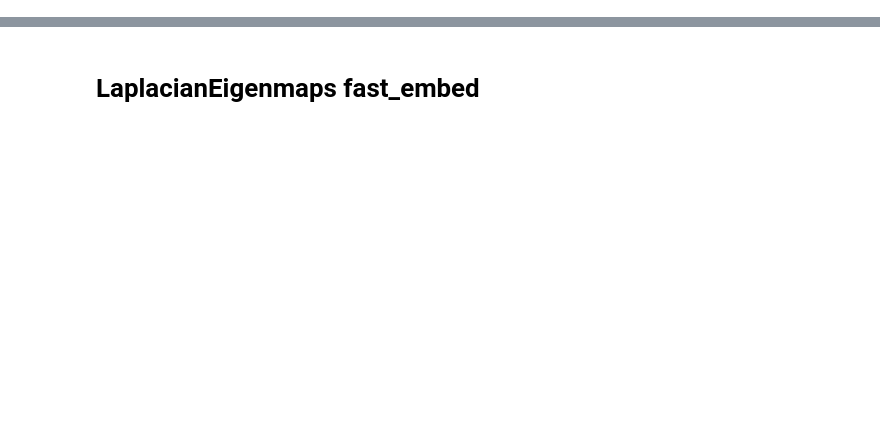
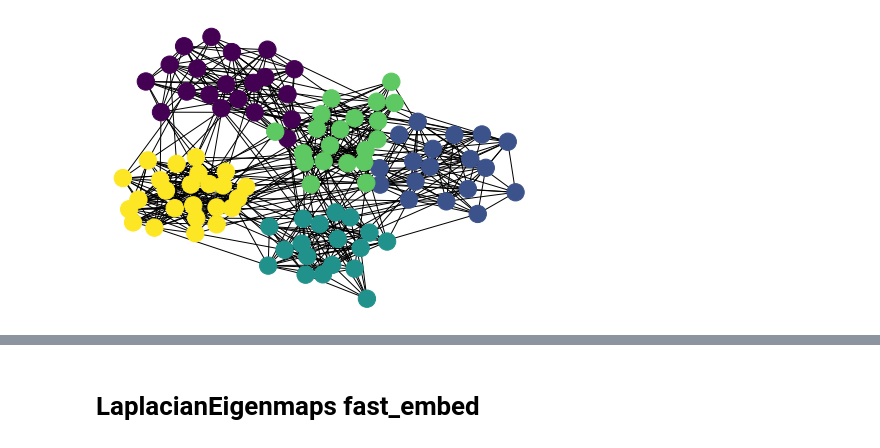
Before and after one commit to lukaszbrzozowski/ReLeGy, a Jupyter notebook: Analysis/SyntheticGraphsAnalysis.ipynb, the cells around one changed output, grey strips where cells are left out. Cells and saved outputs as stored; diff of their text form; code cells hidden in the pictures; blank space fills up the shorter version.

```diff
--- a/Analysis/SyntheticGraphsAnalysis.ipynb
+++ b/Analysis/SyntheticGraphsAnalysis.ipynb
@@ -37,3 +37,8 @@ def generate_clusters_graph(n, k, p):
     new_edges = np.random.choice(arr, size=new_edges_size.astype(int))
     G.add_edges_from(np.array(G1.edges)[new_edges,:])
     return G, labels
+# %%
+G, labels = generate_clusters_graph(100, 5, 0.03, 0.8)
+nx.draw(G, node_color=labels)
+# %% [output]
+[figure, added]
```
Also changed, not shown: parts of 15 cells of this notebook, 2 other files.
